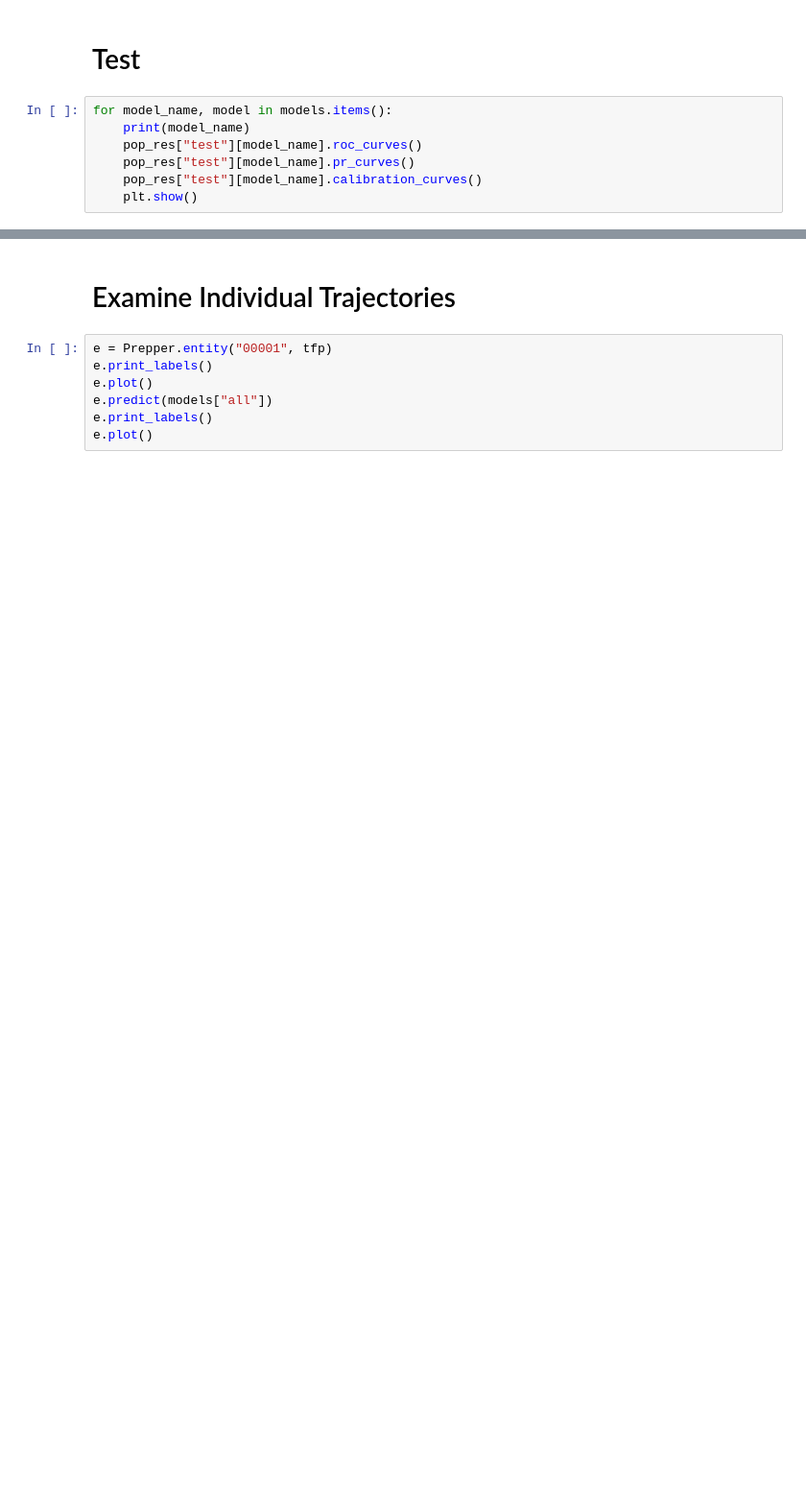
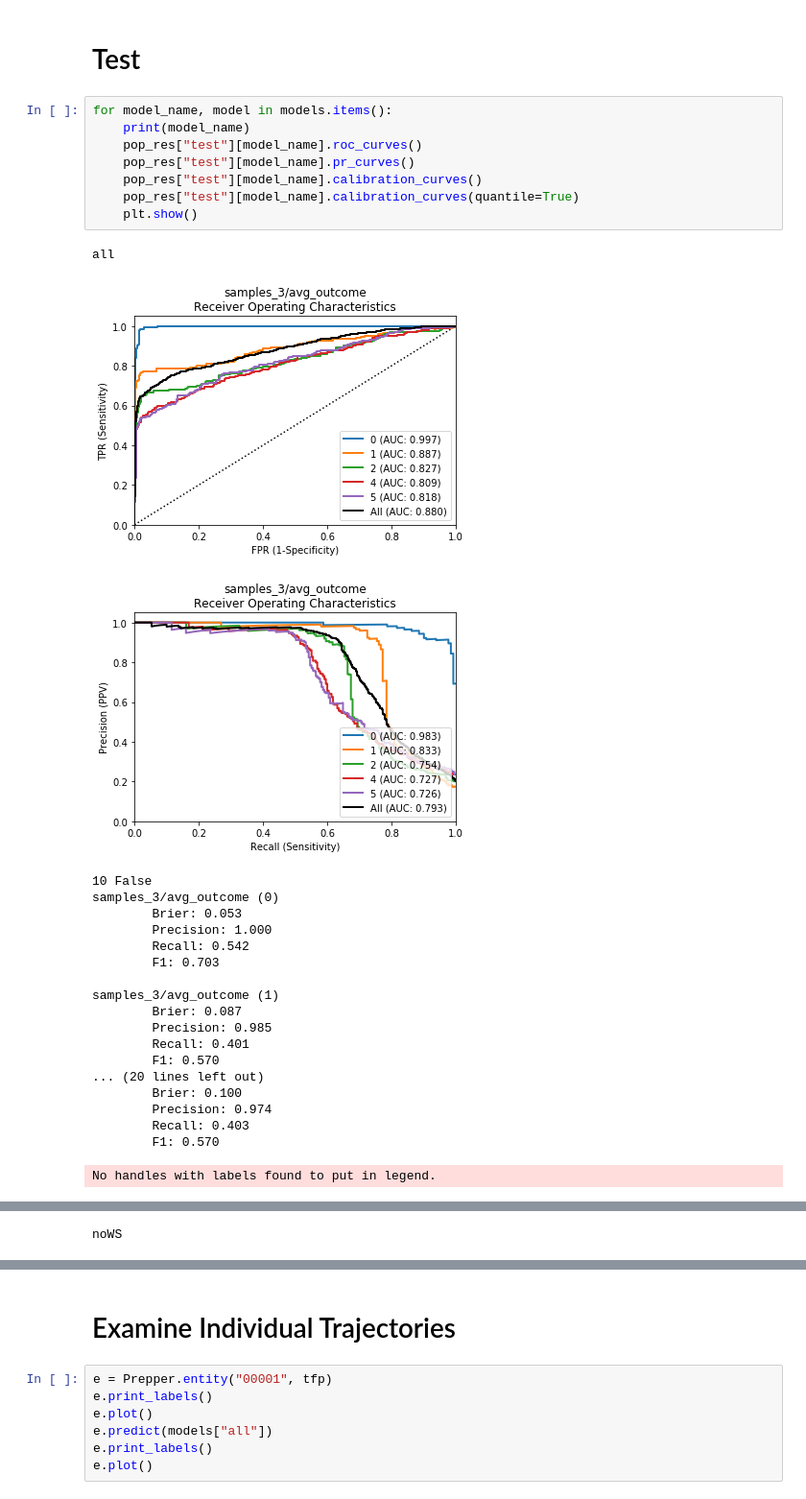
Before and after one commit to eotles/TemporalTransformer, a Jupyter notebook: hopper_full_demo.ipynb, the cells around one changed output, grey strips where cells are left out. Shown at 96% size. Drawn from its saved outputs; the diff is of its cells as text; blank space fills up the shorter version.

```diff
--- a/hopper_full_demo.ipynb
+++ b/hopper_full_demo.ipynb
@@ -296,7 +411,30 @@ for model_name, model in models.items():
 # %%
 for model_name, model in models.items():
     print(model_name)
     pop_res["test"][model_name].roc_curves()
     pop_res["test"][model_name].pr_curves()
     pop_res["test"][model_name].calibration_curves()
+    pop_res["test"][model_name].calibration_curves(quantile=True)
     plt.show()
+# %% [output]
+all
+[figure, added]
+[figure, added]
+10 False
+samples_3/avg_outcome (0)
+        Brier: 0.053
+        Precision: 1.000
+        Recall: 0.542
+        F1: 0.703
+
+samples_3/avg_outcome (1)
+        Brier: 0.087
+        Precision: 0.985
+        Recall: 0.401
+        F1: 0.570
+... (20 lines left out)
+        Brier: 0.100
+        Precision: 0.974
+        Recall: 0.403
+        F1: 0.570
+No handles with labels found to put in legend.
@@ -302,0 +460 @@ for model_name, model in models.items():
+noWS
```
Also changed, not shown: parts of 20 cells of this notebook, 1 other file.
